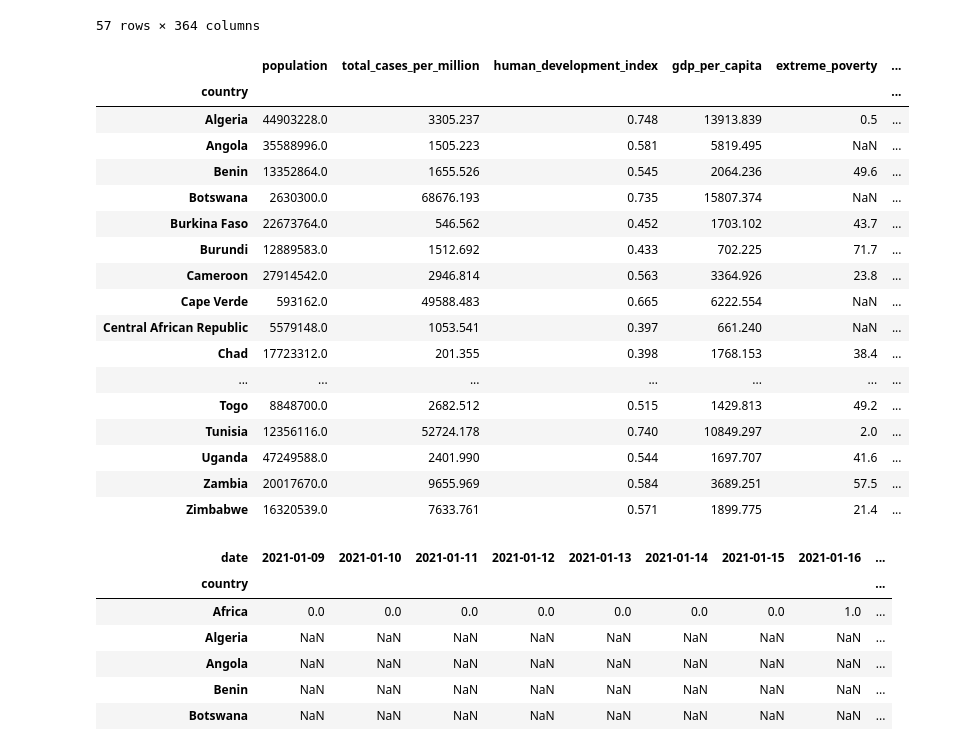
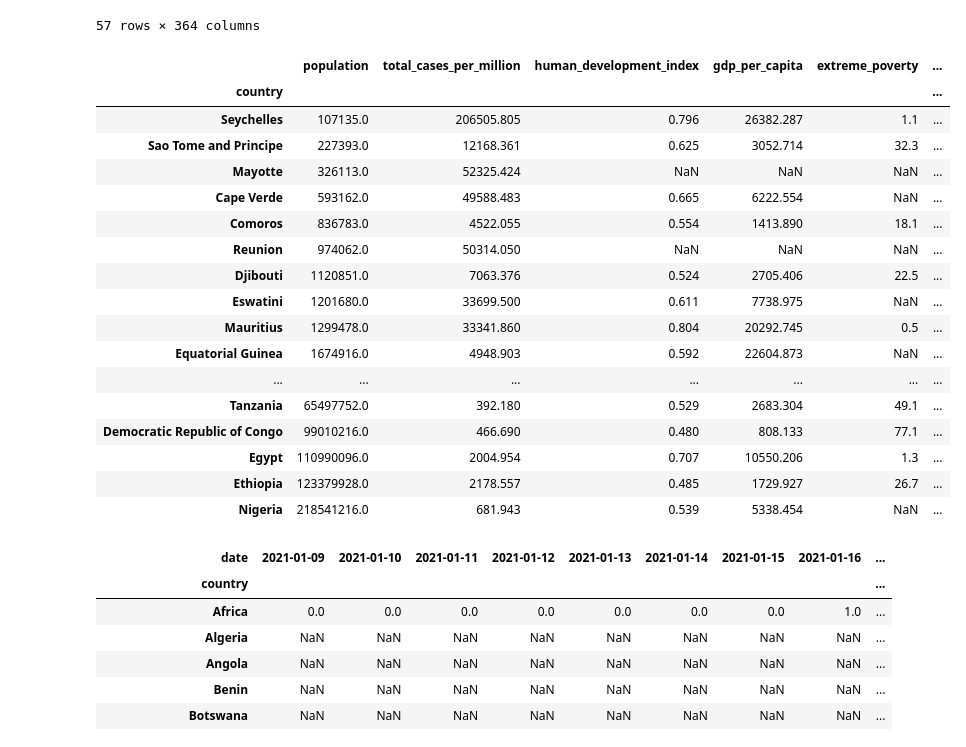
Before and after one commit to f-krause/veda_23_covid_dashboard, a Jupyter notebook: EDA.ipynb, the cells around one changed output. Cells and saved outputs as stored; diff of their text form; code cells hidden in the pictures.

```diff
--- a/EDA.ipynb
+++ b/EDA.ipynb
@@ -319,35 +319,35 @@ df_cases
 # %%
 # View_bl: Scatter plot total infections vs. HDI etc.
 df_scatter = df[~(df.iso_code == "OWID_AFR")]
 df_scatter = df_scatter[["country", "population", "new_cases_per_million",
                          "human_development_index", "gdp_per_capita", "extreme_poverty", "handwashing_facilities",
                          "life_expectancy", "diabetes_prevalence"]]
 tasks = {name: "first" for name in df_scatter.columns}
 tasks.pop("country")
 tasks["new_cases_per_million"] = "sum"
 df_scatter = df_scatter.groupby(by="country").agg(tasks)
 df_scatter = df_scatter.rename(columns={"new_cases_per_million": "total_cases_per_million"})
 # df_scatter.to_csv("./data/scatter.csv", index=True)
-df_scatter
+df_scatter.sort_values(by="population")
 # %% [output]
 |  | population | total_cases_per_million | human_development_index | gdp_per_capita | extreme_poverty | ... |
 | country |  |  |  |  |  | ... |
-| Algeria | 44903228.0 | 3305.237 | 0.748 | 13913.839 | 0.5 | ... |
-| Angola | 35588996.0 | 1505.223 | 0.581 | 5819.495 | NaN | ... |
-| Benin | 13352864.0 | 1655.526 | 0.545 | 2064.236 | 49.6 | ... |
-| Botswana | 2630300.0 | 68676.193 | 0.735 | 15807.374 | NaN | ... |
-| Burkina Faso | 22673764.0 | 546.562 | 0.452 | 1703.102 | 43.7 | ... |
-| Burundi | 12889583.0 | 1512.692 | 0.433 | 702.225 | 71.7 | ... |
-| Cameroon | 27914542.0 | 2946.814 | 0.563 | 3364.926 | 23.8 | ... |
+| Seychelles | 107135.0 | 206505.805 | 0.796 | 26382.287 | 1.1 | ... |
+| Sao Tome and Principe | 227393.0 | 12168.361 | 0.625 | 3052.714 | 32.3 | ... |
+| Mayotte | 326113.0 | 52325.424 | NaN | NaN | NaN | ... |
 | Cape Verde | 593162.0 | 49588.483 | 0.665 | 6222.554 | NaN | ... |
-| Central African Republic | 5579148.0 | 1053.541 | 0.397 | 661.240 | NaN | ... |
-| Chad | 17723312.0 | 201.355 | 0.398 | 1768.153 | 38.4 | ... |
+| Comoros | 836783.0 | 4522.055 | 0.554 | 1413.890 | 18.1 | ... |
+| Reunion | 974062.0 | 50314.050 | NaN | NaN | NaN | ... |
+| Djibouti | 1120851.0 | 7063.376 | 0.524 | 2705.406 | 22.5 | ... |
+| Eswatini | 1201680.0 | 33699.500 | 0.611 | 7738.975 | NaN | ... |
+| Mauritius | 1299478.0 | 33341.860 | 0.804 | 20292.745 | 0.5 | ... |
+| Equatorial Guinea | 1674916.0 | 4948.903 | 0.592 | 22604.873 | NaN | ... |
 | ... | ... | ... | ... | ... | ... | ... |
-| Togo | 8848700.0 | 2682.512 | 0.515 | 1429.813 | 49.2 | ... |
-| Tunisia | 12356116.0 | 52724.178 | 0.740 | 10849.297 | 2.0 | ... |
-| Uganda | 47249588.0 | 2401.990 | 0.544 | 1697.707 | 41.6 | ... |
-| Zambia | 20017670.0 | 9655.969 | 0.584 | 3689.251 | 57.5 | ... |
-| Zimbabwe | 16320539.0 | 7633.761 | 0.571 | 1899.775 | 21.4 | ... |
+| Tanzania | 65497752.0 | 392.180 | 0.529 | 2683.304 | 49.1 | ... |
+| Democratic Republic of Congo | 99010216.0 | 466.690 | 0.480 | 808.133 | 77.1 | ... |
+| Egypt | 110990096.0 | 2004.954 | 0.707 | 10550.206 | 1.3 | ... |
+| Ethiopia | 123379928.0 | 2178.557 | 0.485 | 1729.927 | 26.7 | ... |
+| Nigeria | 218541216.0 | 681.943 | 0.539 | 5338.454 | NaN | ... |
 # %%
 # View_br: Line chart new vaccinations
 df_vacc = df[["country", "date", "new_vaccinations_smoothed_per_million"]]
```
Also changed, not shown: 2 other files.
